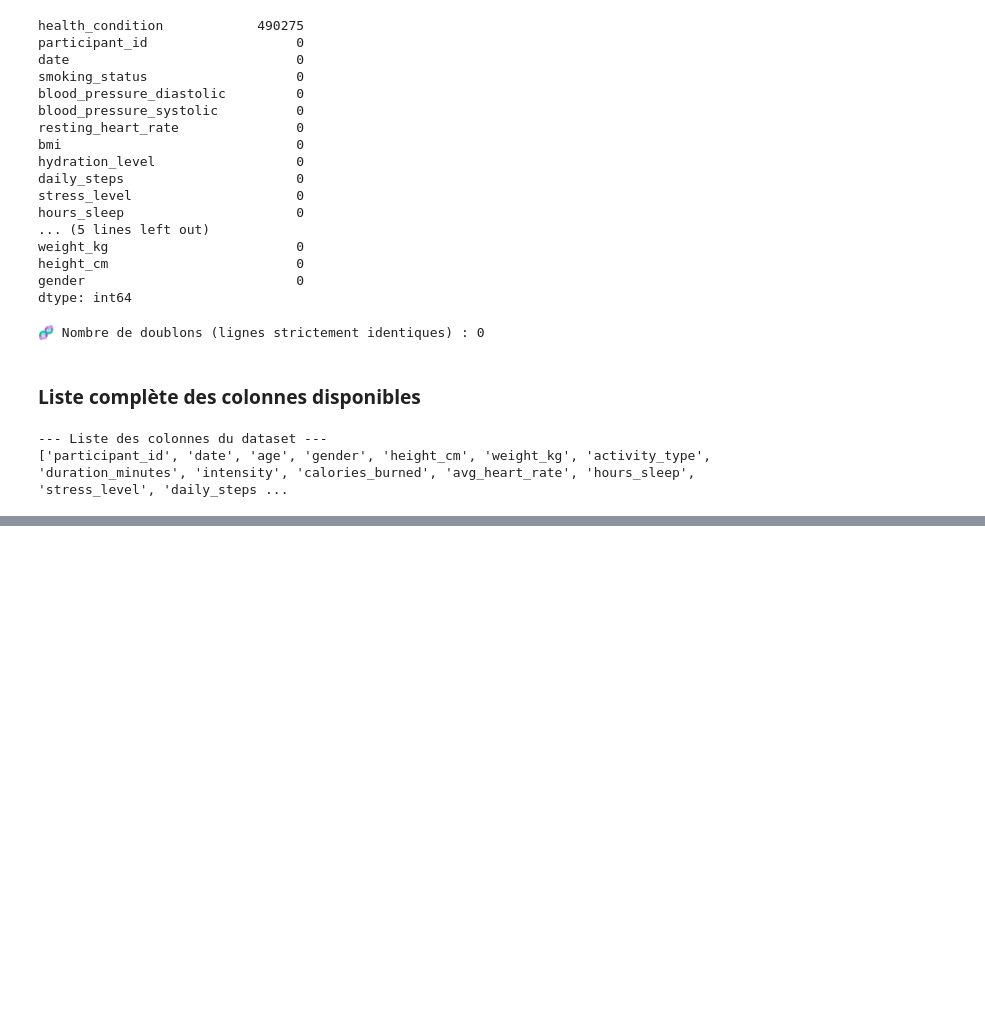
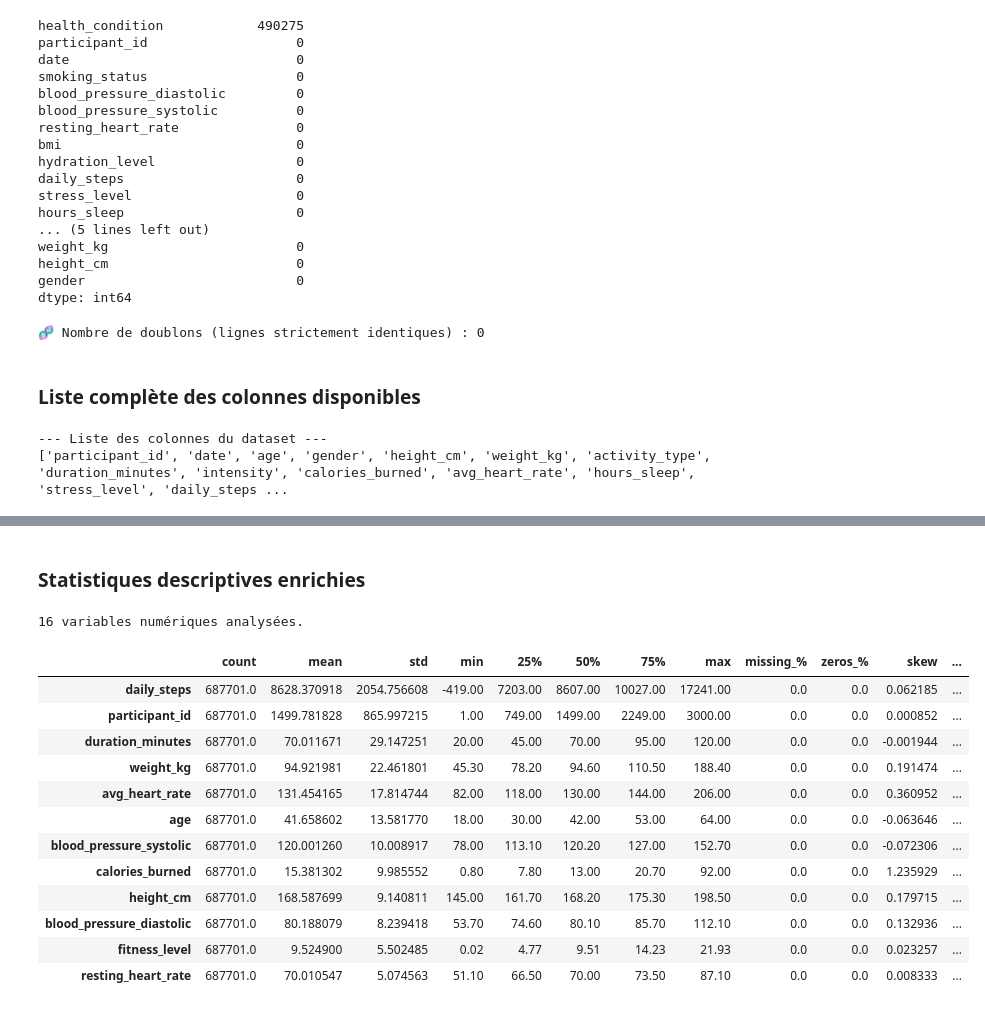
Before and after one commit to happy-developer/train.me, a Jupyter notebook: src/notebooks/eda/health_fitness_dataset/eda_health_fitness_dataset.ipynb, the cells around one changed output, grey strips where cells are left out. Saved outputs shown, nothing was run; the diff lists cells and outputs as text; code cells hidden in the pictures; blank space fills up the shorter version.

```diff
--- a/src/notebooks/eda/health_fitness_dataset/eda_health_fitness_dataset.ipynb
+++ b/src/notebooks/eda/health_fitness_dataset/eda_health_fitness_dataset.ipynb
@@ -220,0 +335,32 @@ print(df.columns.tolist())
+# %% [markdown]
+### Statistiques descriptives enrichies
+# %%
+# --- Colonnes numériques (on exclut les colonnes dérivées à magnitude extrême) ---
+num_cols = df.select_dtypes(include="number").columns.tolist()
+to_exclude = ["Burns Calories (per 30 min)_bc"]  # valeurs ~1e19–1e20, non comparables
+num_cols = [c for c in num_cols if c not in to_exclude]
+
+print(f"{len(num_cols)} variables numériques analysées.")
+
+desc = df[num_cols].describe().T
+desc["missing_%"] = df[num_cols].isna().mean() * 100
+desc["zeros_%"]   = (df[num_cols] == 0).mean() * 100
+desc["skew"]      = df[num_cols].skew()
+desc["kurt"]      = df[num_cols].kurt()
+
+display(desc.sort_values("std", ascending=False).head(12))  # top 12 par variance
+# %% [output]
+16 variables numériques analysées.
+|  | count | mean | std | min | 25% | 50% | 75% | max | missing_% | zeros_% | skew | ... |
+| daily_steps | 687701.0 | 8628.370918 | 2054.756608 | -419.00 | 7203.00 | 8607.00 | 10027.00 | 17241.00 | 0.0 | 0.0 | 0.062185 | ... |
+| participant_id | 687701.0 | 1499.781828 | 865.997215 | 1.00 | 749.00 | 1499.00 | 2249.00 | 3000.00 | 0.0 | 0.0 | 0.000852 | ... |
+| duration_minutes | 687701.0 | 70.011671 | 29.147251 | 20.00 | 45.00 | 70.00 | 95.00 | 120.00 | 0.0 | 0.0 | -0.001944 | ... |
+| weight_kg | 687701.0 | 94.921981 | 22.461801 | 45.30 | 78.20 | 94.60 | 110.50 | 188.40 | 0.0 | 0.0 | 0.191474 | ... |
+| avg_heart_rate | 687701.0 | 131.454165 | 17.814744 | 82.00 | 118.00 | 130.00 | 144.00 | 206.00 | 0.0 | 0.0 | 0.360952 | ... |
+| age | 687701.0 | 41.658602 | 13.581770 | 18.00 | 30.00 | 42.00 | 53.00 | 64.00 | 0.0 | 0.0 | -0.063646 | ... |
+| blood_pressure_systolic | 687701.0 | 120.001260 | 10.008917 | 78.00 | 113.10 | 120.20 | 127.00 | 152.70 | 0.0 | 0.0 | -0.072306 | ... |
+| calories_burned | 687701.0 | 15.381302 | 9.985552 | 0.80 | 7.80 | 13.00 | 20.70 | 92.00 | 0.0 | 0.0 | 1.235929 | ... |
+| height_cm | 687701.0 | 168.587699 | 9.140811 | 145.00 | 161.70 | 168.20 | 175.30 | 198.50 | 0.0 | 0.0 | 0.179715 | ... |
+| blood_pressure_diastolic | 687701.0 | 80.188079 | 8.239418 | 53.70 | 74.60 | 80.10 | 85.70 | 112.10 | 0.0 | 0.0 | 0.132936 | ... |
+| fitness_level | 687701.0 | 9.524900 | 5.502485 | 0.02 | 4.77 | 9.51 | 14.23 | 21.93 | 0.0 | 0.0 | 0.023257 | ... |
+| resting_heart_rate | 687701.0 | 70.010547 | 5.074563 | 51.10 | 66.50 | 70.00 | 73.50 | 87.10 | 0.0 | 0.0 | 0.008333 | ... |
```
Also changed, not shown: parts of 14 cells of this notebook, 2 other files.
